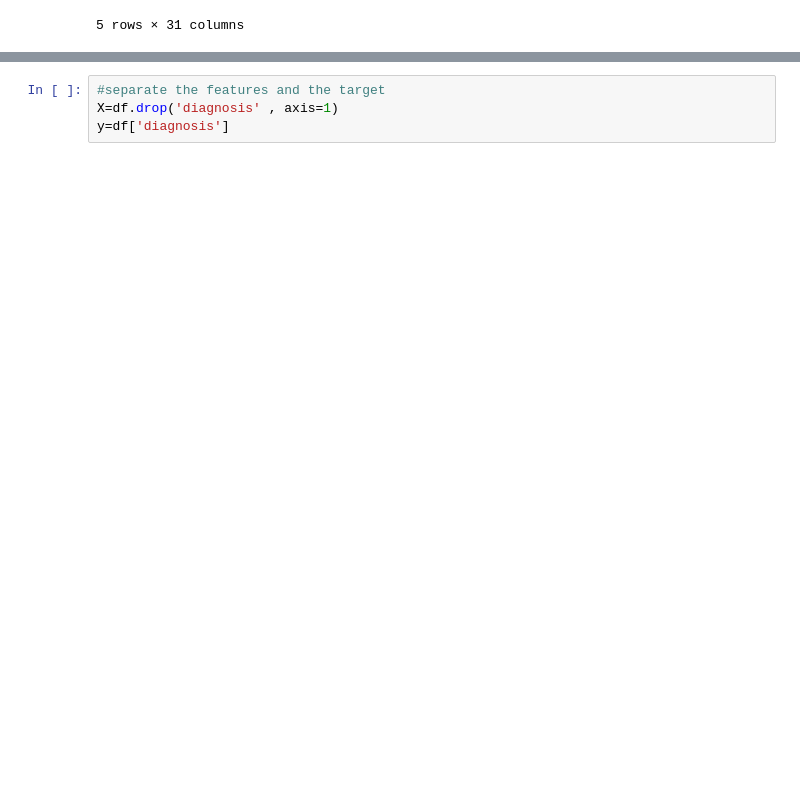
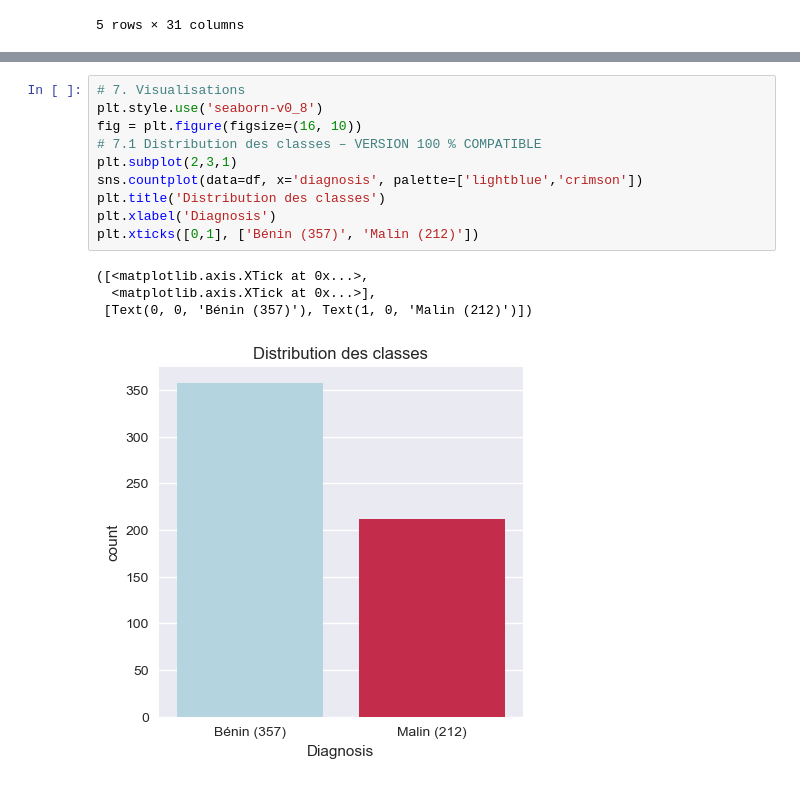
Before and after one commit to youssef060902/Algonomads_ML, a Jupyter notebook: Project.ipynb, the cells around one changed output, grey strips where cells are left out. Saved outputs shown, nothing was run; the diff lists cells and outputs as text; blank space fills up the shorter version.

```diff
--- a/Project.ipynb
+++ b/Project.ipynb
@@ -41,5 +114,16 @@ df.head()
 # %%
-#separate the features and the target
-X=df.drop('diagnosis' , axis=1)
-y=df['diagnosis']
+# 7. Visualisations
+plt.style.use('seaborn-v0_8')
+fig = plt.figure(figsize=(16, 10))
+# 7.1 Distribution des classes – VERSION 100 % COMPATIBLE
+plt.subplot(2,3,1)
+sns.countplot(data=df, x='diagnosis', palette=['lightblue','crimson'])
+plt.title('Distribution des classes')
+plt.xlabel('Diagnosis')
+plt.xticks([0,1], ['Bénin (357)', 'Malin (212)'])
+# %% [output]
+([<matplotlib.axis.XTick at 0x...>,
+  <matplotlib.axis.XTick at 0x...>],
+ [Text(0, 0, 'Bénin (357)'), Text(1, 0, 'Malin (212)')])
+[figure, added]
 # %%
```
Also changed, not shown: parts of 34 cells of this notebook, 1 other file.
